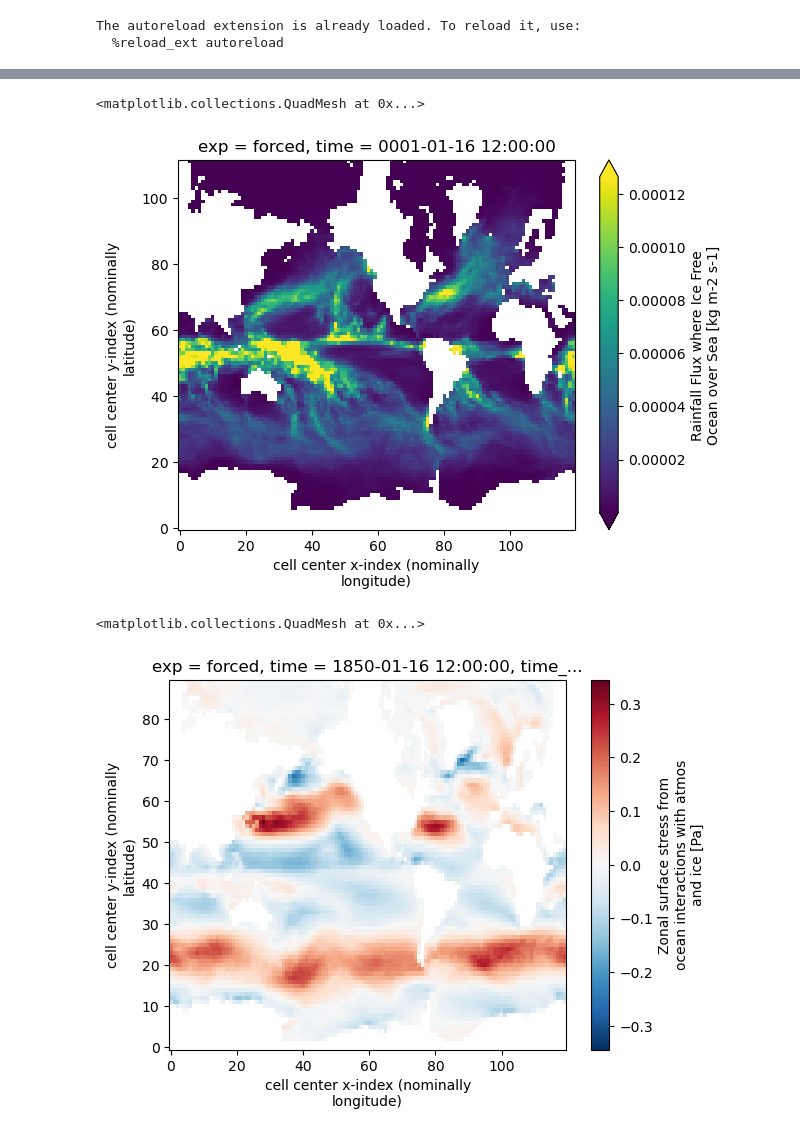
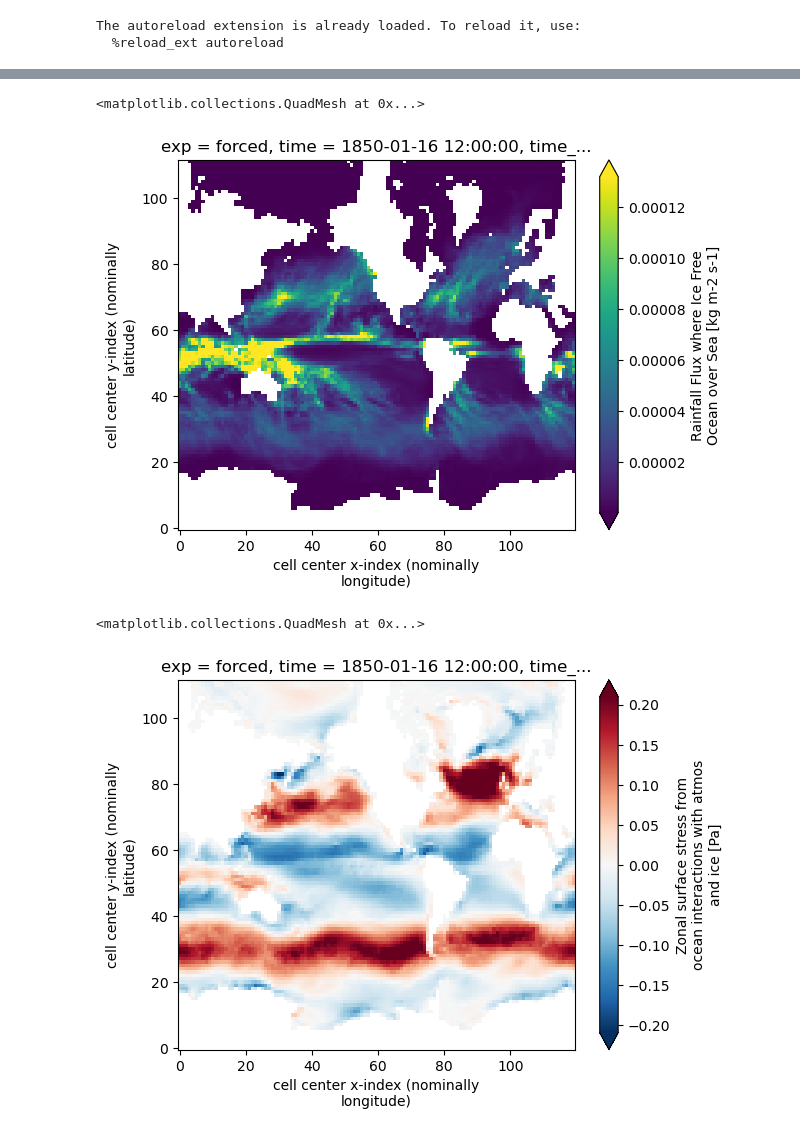
Before and after one commit to hdrake/CM4Xutils, a Jupyter notebook: examples/coarsen_budget_diags.ipynb, the cells around one changed output, grey strips where cells are left out. Drawn from its saved outputs; the diff is of its cells as text; code cells hidden in the pictures.

```diff
--- a/examples/coarsen_budget_diags.ipynb
+++ b/examples/coarsen_budget_diags.ipynb
@@ -64,4 +47,4 @@ Coordinates: (12/29)
 # %%
-ds = remap_budgets_to_sigma2_and_coarsen("CM4Xp25", 1850)
+ds = remap_budgets_to_sigma2_and_coarsen("CM4Xp125", 1850)
 display(ds)
 # %% [output]
@@ -107,9 +91,9 @@ ds["fsitherm"].isel(exp=0, time=0).plot(robust=True)
 ds["prlq"].isel(exp=0, time=0).plot(robust=True)
 # %% [output]
 <matplotlib.collections.QuadMesh at 0x...>
-[figure, old version]
+[figure, new version]
 # %%
-ds["taux"].isel(exp=0, time=0).plot()
+ds["taux"].isel(exp=0, time=0).plot(robust=True)
 # %% [output]
 <matplotlib.collections.QuadMesh at 0x...>
-[figure, old version]
+[figure, new version]
```
Also changed, not shown: parts of 6 cells of this notebook, 2 other files.
